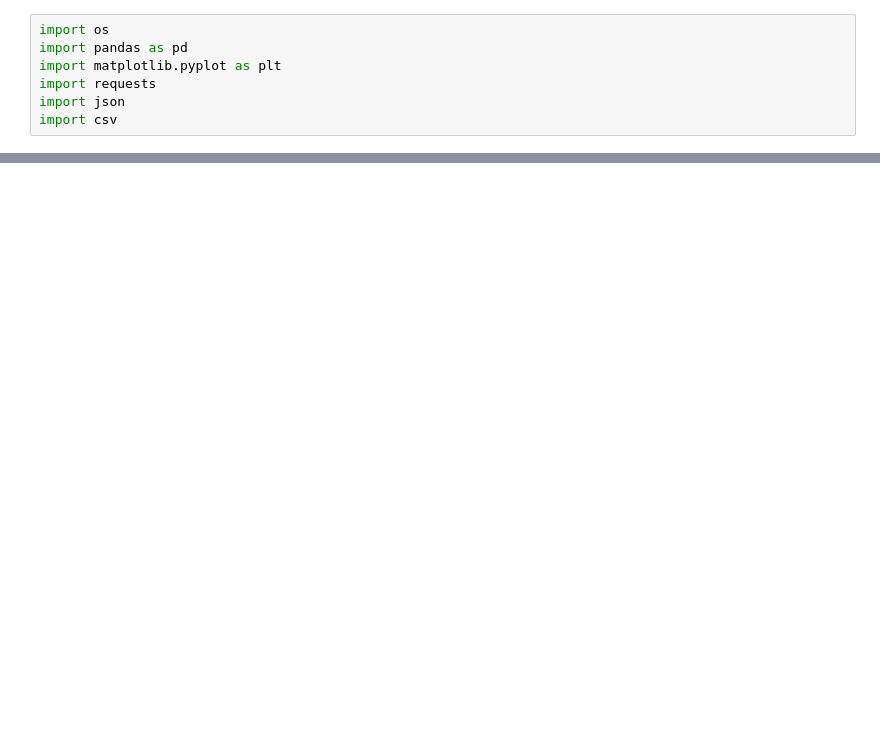
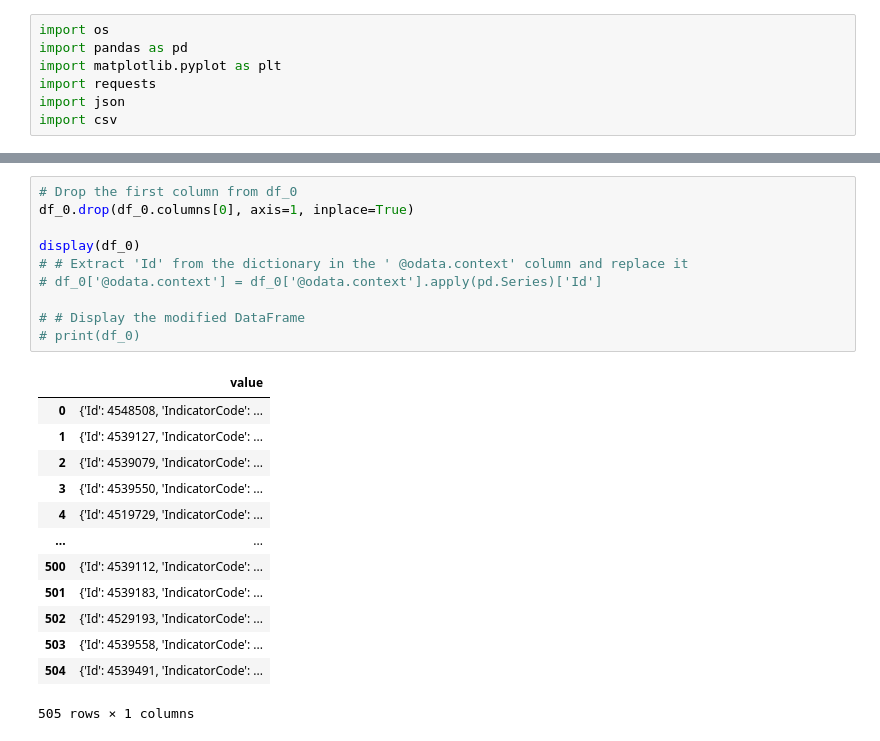
Before and after one commit to ThePennyGoblin/SMU_BootCamp_-Project_1, a Jupyter notebook: PROJECT_1_Caite.ipynb, the cells around one changed output, grey strips where cells are left out. Cells and saved outputs as stored; diff of their text form; blank space fills up the shorter version.

```diff
--- a/PROJECT_1_Caite.ipynb
+++ b/PROJECT_1_Caite.ipynb
@@ -71,0 +90,24 @@ df3.to_csv('./who_per_income.csv', index=False)
+# %%
+# Drop the first column from df_0
+df_0.drop(df_0.columns[0], axis=1, inplace=True)
+
+display(df_0)
+# # Extract 'Id' from the dictionary in the ' @odata.context' column and replace it
+# df_0['@odata.context'] = df_0['@odata.context'].apply(pd.Series)['Id']
+
+# # Display the modified DataFrame
+# print(df_0)
+# %% [output]
+|  | value |
+| 0 | {'Id': 4548508, 'IndicatorCode': ... |
+| 1 | {'Id': 4539127, 'IndicatorCode': ... |
+| 2 | {'Id': 4539079, 'IndicatorCode': ... |
+| 3 | {'Id': 4539550, 'IndicatorCode': ... |
+| 4 | {'Id': 4519729, 'IndicatorCode': ... |
+| ... | ... |
+| 500 | {'Id': 4539112, 'IndicatorCode': ... |
+| 501 | {'Id': 4539183, 'IndicatorCode': ... |
+| 502 | {'Id': 4529193, 'IndicatorCode': ... |
+| 503 | {'Id': 4539558, 'IndicatorCode': ... |
+| 504 | {'Id': 4539491, 'IndicatorCode': ... |
+505 rows × 1 columns
```
Also changed, not shown: parts of 8 cells of this notebook, 5 other files.
